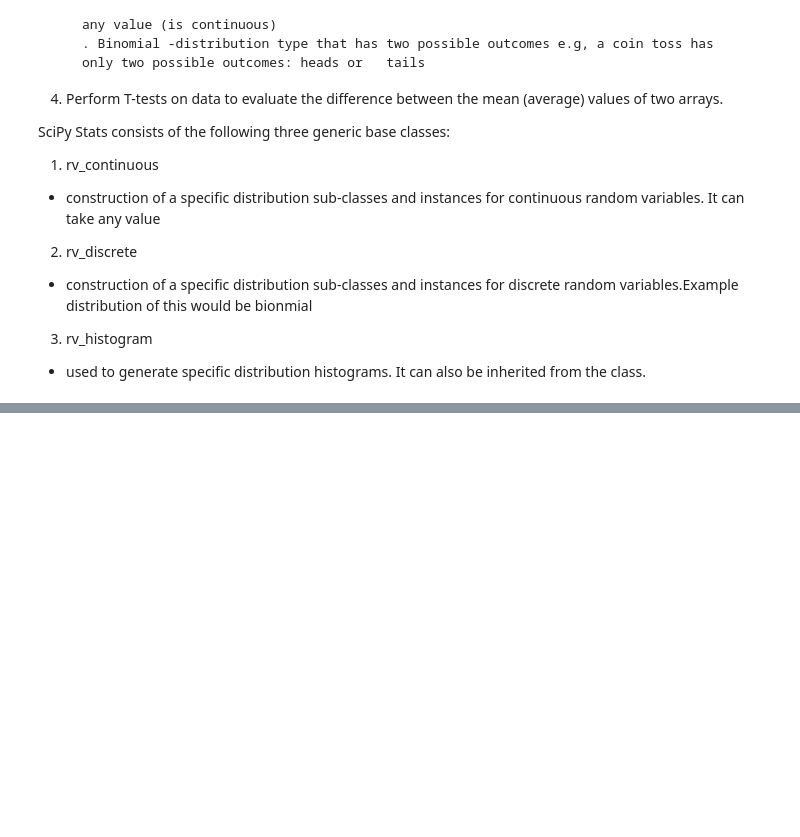
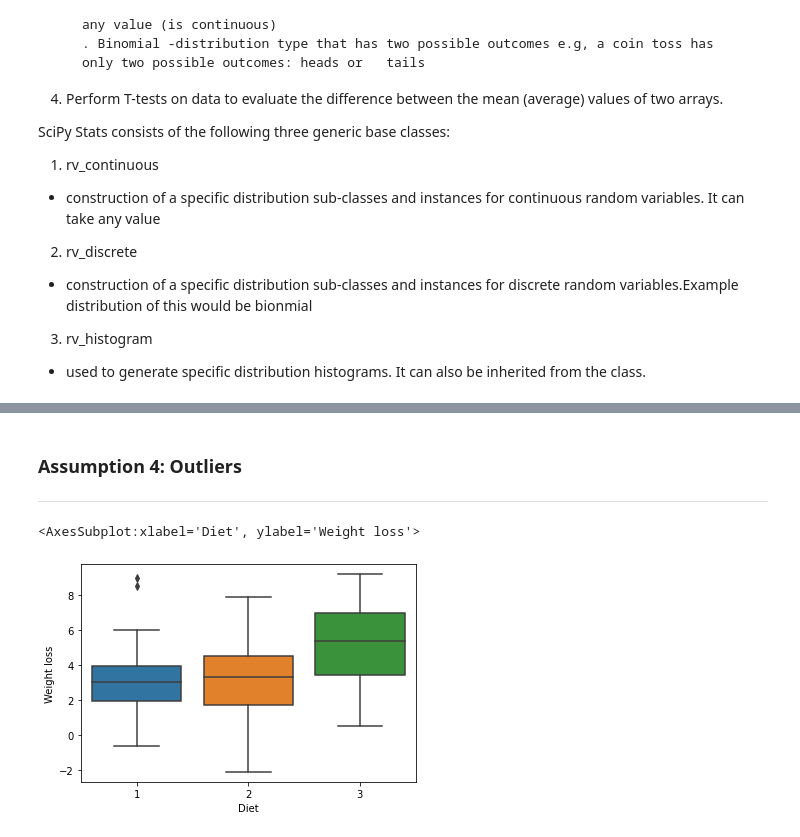
Before and after one commit to MichelleMoran431/Machine-learning-and-Statistics, a Jupyter notebook: Scipy Stats/scipy-stats.ipynb, the cells around one changed output, grey strips where cells are left out. Drawn from its saved outputs; the diff is of its cells as text; code cells hidden in the pictures; blank space fills up the shorter version.

```diff
--- a/Scipy Stats/scipy-stats.ipynb
+++ b/Scipy Stats/scipy-stats.ipynb
@@ -52,4 +77,4 @@ import scipy.special as spec
 # %%
-df = pd.read_csv(rC:\Users\User\Desktop\repo\Machine-learning-and-Statistics\Scipy Stats\Diet_R.csv')
+df = pd.read_csv(r'C:\Users\User\Desktop\repo\Machine-learning-and-Statistics\Scipy Stats\Diet_R.csv')
 df
 # %% [output]
@@ -56,0 +97,4 @@ SyntaxError: (unicode error) 'unicodeescape' codec can't decode bytes in positio
+# %%
+# The dependent variable.
+dependent = df['Weight loss']
+dependent
@@ -56,0 +129,4 @@ SyntaxError: (unicode error) 'unicodeescape' codec can't decode bytes in positio
+# %%
+# Independent variable.
+independent = df['Diet']
+independent
@@ -56,0 +146,9 @@ SyntaxError: (unicode error) 'unicodeescape' codec can't decode bytes in positio
+# %% [markdown]
+### Assumption 4: Outliers
+*************************************************
+# %%
+# https://seaborn.pydata.org/generated/seaborn.boxplot.html
+sns.boxplot(x=independent, y=dependent)
+# %% [output]
+<AxesSubplot:xlabel='Diet', ylabel='Weight loss'>
+[figure, added]
```
Also changed, not shown: parts of 20 cells of this notebook, 20 other files.
